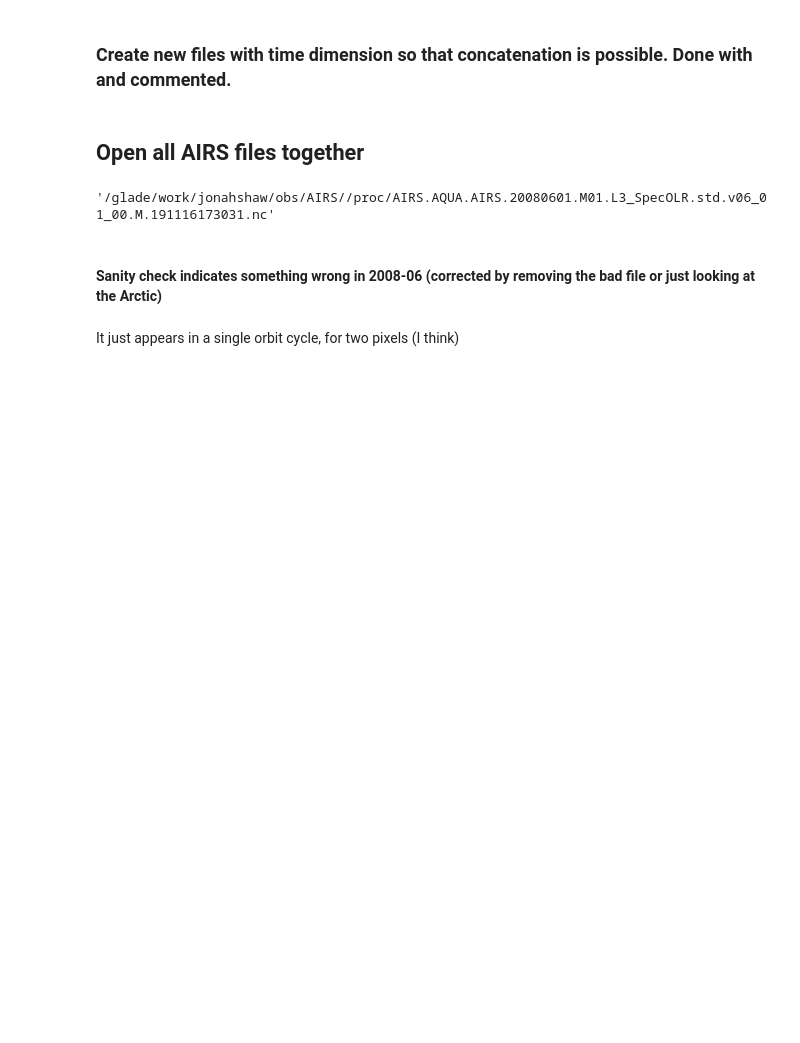
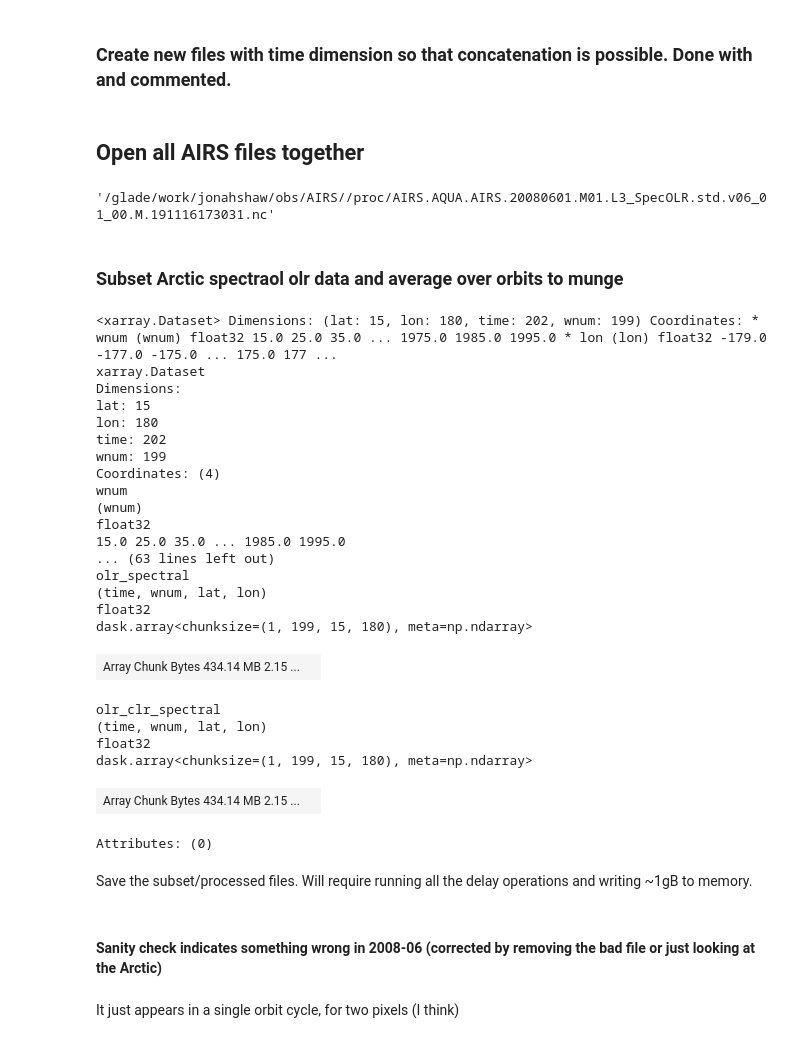
Before and after one commit to jshaw35/spectral_ice, a Jupyter notebook: gridded_trends/airs_trends.ipynb, the cells around one changed output. Saved outputs shown, nothing was run; the diff lists cells and outputs as text; code cells hidden in the pictures; blank space fills up the shorter version.

```diff
--- a/gridded_trends/airs_trends.ipynb
+++ b/gridded_trends/airs_trends.ipynb
@@ -108,3 +108,40 @@ def add_time_coord(da):
 # all_airs = xr.open_mfdataset(airs_files)
 all_airs = xr.open_mfdataset(airs_files,
                              parallel=True)
+# %% [markdown]
+### Subset Arctic spectraol olr data and average over orbits to munge
+# %%
+all_airs_arc = all_airs.sel(lat=slice(60,None))
+# %%
+all_airs_arc_vars = all_airs_arc[['olr_spectral','olr_clr_spectral']]
+# %%
+all_airs_arc_vars_norbit = all_airs_arc_vars.mean(dim='orbit_pass')
+# %%
+all_airs_arc_vars_norbit
+# %% [output]
+<xarray.Dataset> Dimensions: (lat: 15, lon: 180, time: 202, wnum: 199) Coordinates: * wnum (wnum) float32 15.0 25.0 35.0 ... 1975.0 1985.0 1995.0 * lon (lon) float32 -179.0 -177.0 -175.0 ... 175.0 177 ...
+xarray.Dataset
+Dimensions:
+lat: 15
+lon: 180
+time: 202
+wnum: 199
+Coordinates: (4)
+wnum
+(wnum)
+float32
+15.0 25.0 35.0 ... 1985.0 1995.0
+... (63 lines left out)
+olr_spectral
+(time, wnum, lat, lon)
+float32
+dask.array<chunksize=(1, 199, 15, 180), meta=np.ndarray>
+| Array Chunk Bytes 434.14 MB 2.15 ... |  |
+olr_clr_spectral
+(time, wnum, lat, lon)
+float32
+dask.array<chunksize=(1, 199, 15, 180), meta=np.ndarray>
+| Array Chunk Bytes 434.14 MB 2.15 ... |  |
+Attributes: (0)
+# %% [markdown]
+Save the subset/processed files. Will require running all the delay operations and writing ~1gB to memory.
```
Also changed, not shown: parts of 1 cell of this notebook.
